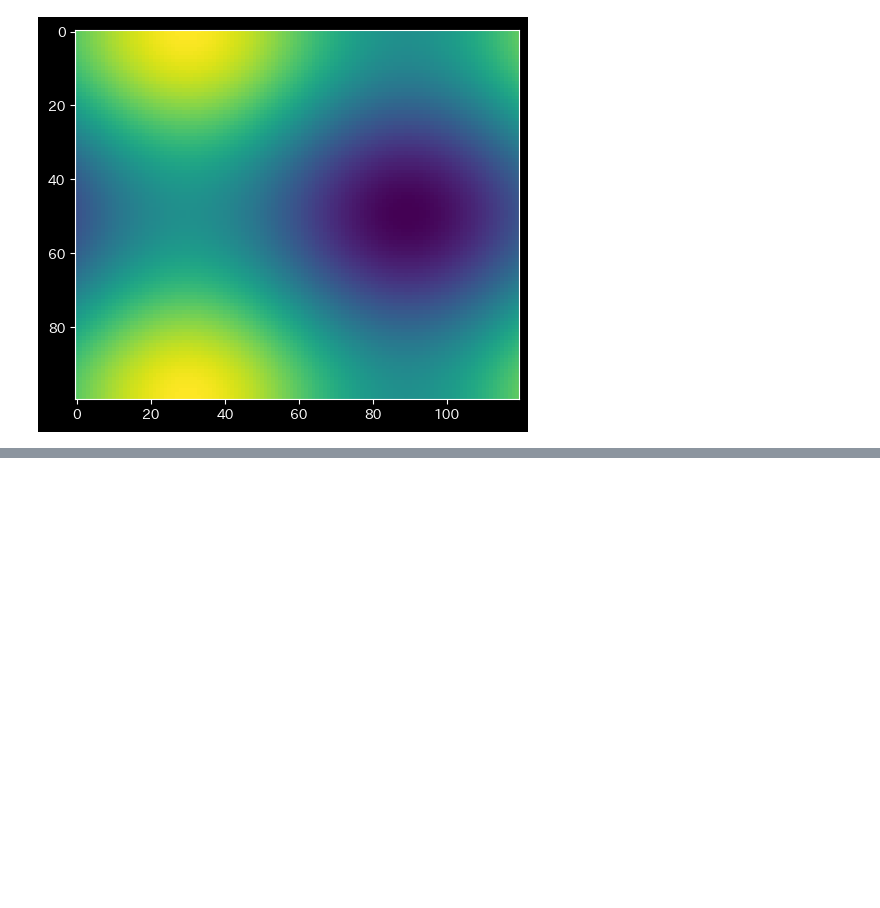
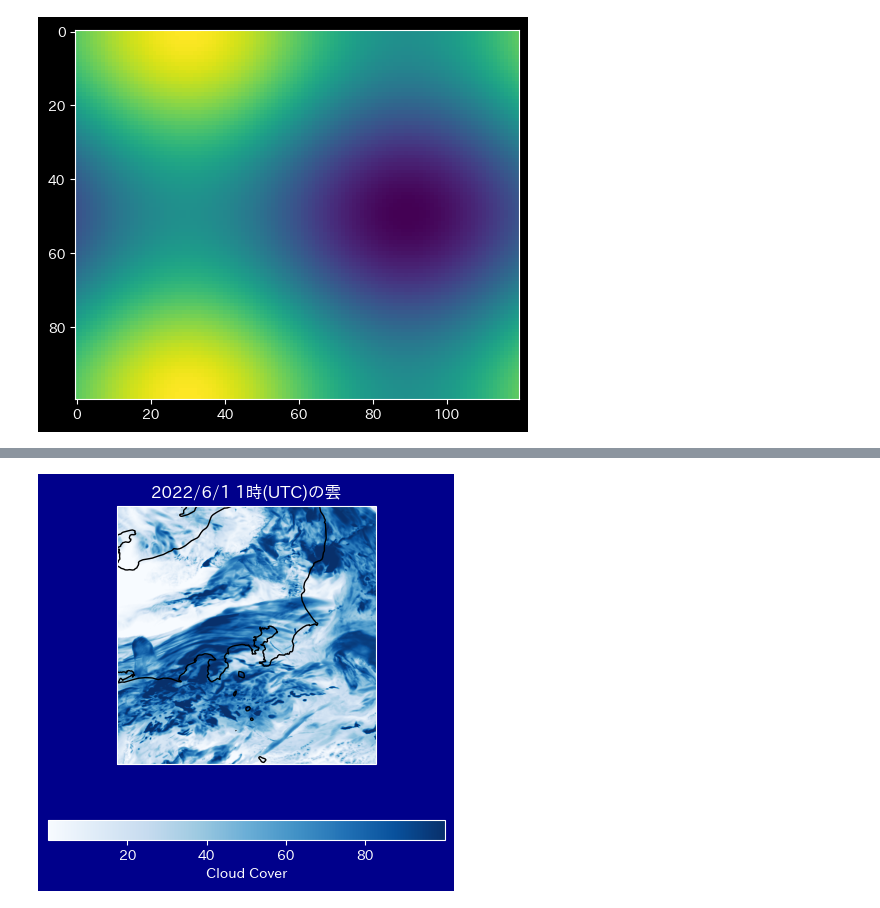
Before and after one commit to Ryo-Suzukii/ForecastCloudinJapan, a Jupyter notebook: EDA/visualize_amount_cloud.ipynb, the cells around one changed output, grey strips where cells are left out. Cells and saved outputs as stored; diff of their text form; code cells hidden in the pictures; blank space fills up the shorter version.

```diff
--- a/EDA/visualize_amount_cloud.ipynb
+++ b/EDA/visualize_amount_cloud.ipynb
@@ -162,0 +178,4 @@ pc.plot_gif(start_date,end_date,file="test")
+# %%
+pc.plot(1,map="kanto")
+# %% [output]
+[figure, added]
```
Also changed, not shown: parts of 5 cells of this notebook.
